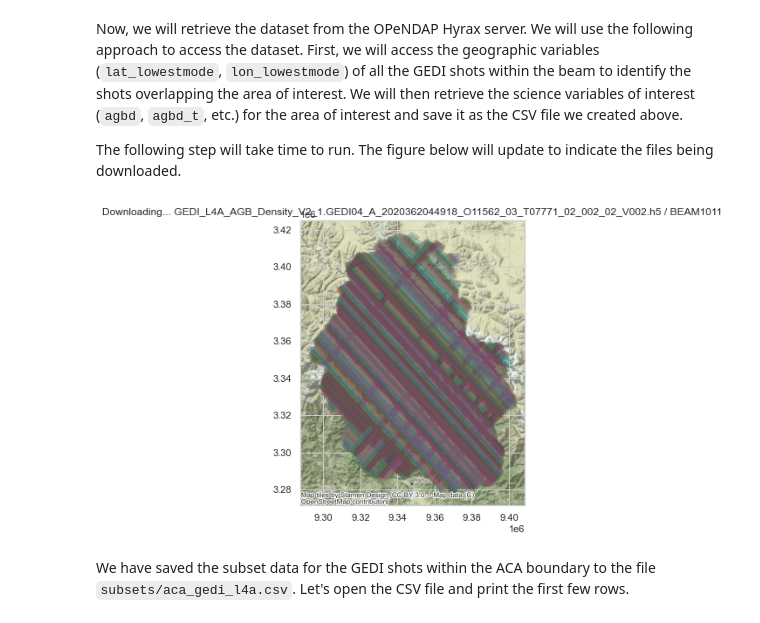
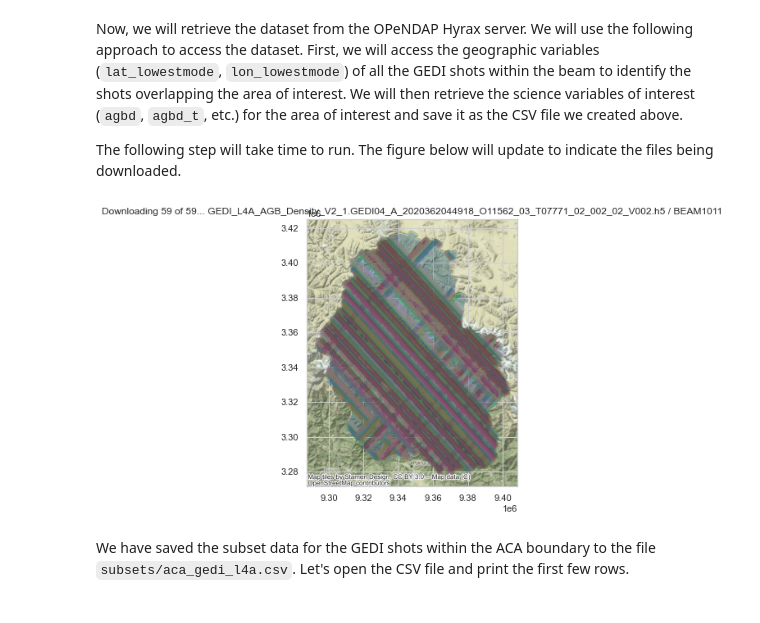
Before and after one commit to ornldaac/gedi_tutorials, a Jupyter notebook: access_gedi_l4a_hyrax.ipynb, the cells around one changed output. Drawn from its saved outputs; the diff is of its cells as text; code cells hidden in the pictures.

Commit message:
updates to hyrax tutorial

```diff
--- a/access_gedi_l4a_hyrax.ipynb
+++ b/access_gedi_l4a_hyrax.ipynb
@@ -127,7 +127,7 @@ We will save the data retrieved from OPeNDAP into the following CSV file.
 out_csv = 'subsets/aca_gedi_l4a.csv'
 
 # setting header variables
-headers = ['lat_lowestmode', 'lon_lowestmode', 'shot_number']
+headers = ['lat_lowestmode', 'lon_lowestmode', 'elev_lowestmode', 'shot_number']
 headers.extend(variables)
 
 with open(out_csv, "w") as f:
@@ -139,51 +139,53 @@ The following step will take time to run. The figure below will update to indica
 # %%
 # plotting the area of interest
 ax=aca.to_crs(epsg=3857).plot(figsize=(5, 6), alpha=0.3)
 ctx.add_basemap(ax)
 ax.set_title("Starting download...")
 display.display(plt.gcf())
 display.clear_output(wait=True)
 
+c=0
 for g_name in opendap_arr:
+    c += 1
     # loop over all beams
     for beam in beams:
         # 1. Retrieving lat, lon coordinates for the file
         hyrax_url = f"{g_name}.dap.nc4?dap4.ce=/{beam}/lon_lowestmode;/{beam}/lat_lowestmode"
         ds = nc.Dataset('hyrax', memory=requests.get(hyrax_url).content)
         lat = ds[beam]['lat_lowestmode'][:]
         lon = ds[beam]['lon_lowestmode'][:]
         ds.close()
         df = pd.DataFrame({'lat_lowestmode': lat, 'lon_lowestmode': lon}) # creating pandas dataframe
 
         # 2. Subsetting by bounds of the area of interest
         # converting to geopandas dataframe
         gdf = gpd.GeoDataFrame(df, geometry=gpd.points_from_xy(df.lon_lowestmode, df.lat_lowestmode))
         gdf_aca = gdf[gdf['geometry'].within(aca.geometry[0])]
-        gdf_aca.crs = "EPSG:4326"
+        if not gdf_aca.empty:
+            # 3. retrieving variables of interest, agbd, agbd_t in this case.
+            # We are only retriving the shots within subset area.
+            for _, df_gr in gdf_aca.groupby((gdf_aca.index.to_series().diff() > 1).cumsum()):
+                i = df_gr.index.min()
+                j = df_gr.index.max()
+                for v in headers[2:]:
+                    var_s = f"/{beam}/{v}[{i}:{j}]"
+                    gdf_aca[v] = None
+                    hyrax_url = f"{g_name}.dap.nc4?dap4.ce={var_s}"
+                    ds = nc.Dataset('hyrax', memory=requests.get(hyrax_url).content)
+                    gdf_aca.loc[i:j, (v)] = ds[beam][v][:]
+                    ds.close()
 
-        # 3. retrieving variables of interest, agbd, agbd_t in this case.
-        # We are only retriving the shots within subset area.
-        for _, df_gr in gdf_aca.groupby((gdf_aca.index.to_series().diff() > 1).cumsum()):
-            i = df_gr.index.min()
-            j = df_gr.index.max()
-            for v in headers[2:]:
-                var_s = f"/{beam}/{v}[{i}:{j}]"
-                gdf_aca[v] = None
-                hyrax_url = f"{g_name}.dap.nc4?dap4.ce={var_s}"
-                ds = nc.Dataset('hyrax', memory=requests.get(hyrax_url).content)
-                gdf_aca.loc[i:j, (v)] = ds[beam][v][:]
-                ds.close()
+            # saving the output file
+            gdf_aca.to_csv(out_csv, mode='a', index=False, header=False, columns=headers)
 
-        # plotting the shots
-        gdf_aca.to_crs(epsg=3857).plot(alpha=0.01, ax=ax, linewidth=0)
-        ax.set_title(f"Downloading... {g_name.rsplit('/', 1)[-1]} / {beam}")
-        display.display(plt.gcf())
-        display.clear_output(wait=True)
-
-        # saving the output file
-        gdf_aca.to_csv(out_csv, mode='a', index=False, header=False, columns=headers)
+            # plotting the shots
+            gdf_aca.crs = "EPSG:4326"
+            gdf_aca.to_crs(epsg=3857).plot(alpha=0.01, ax=ax, linewidth=0)
+            ax.set_title(f"Downloading {c} of {total_granules}... {g_name.rsplit('/', 1)[-1]} / {beam}")
+            display.display(plt.gcf())
+            display.clear_output(wait=True)
 # %% [output]
-[figure, old version]
+[figure, new version]
 # %% [markdown]
 We have saved the subset data for the GEDI shots within the ACA boundary to the file `subsets/aca_gedi_l4a.csv`. Let's open the CSV file and print the first few rows.
 # %%
```
Also changed, not shown: parts of 8 cells of this notebook.
